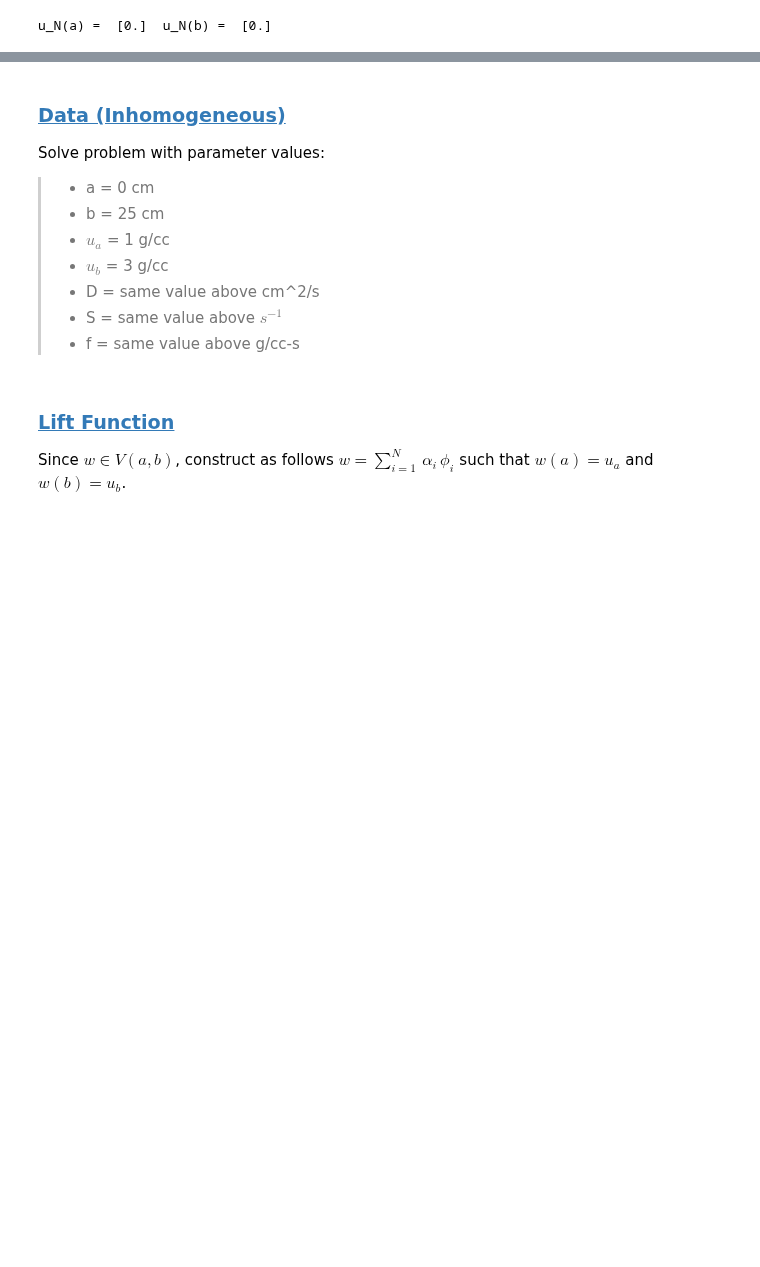
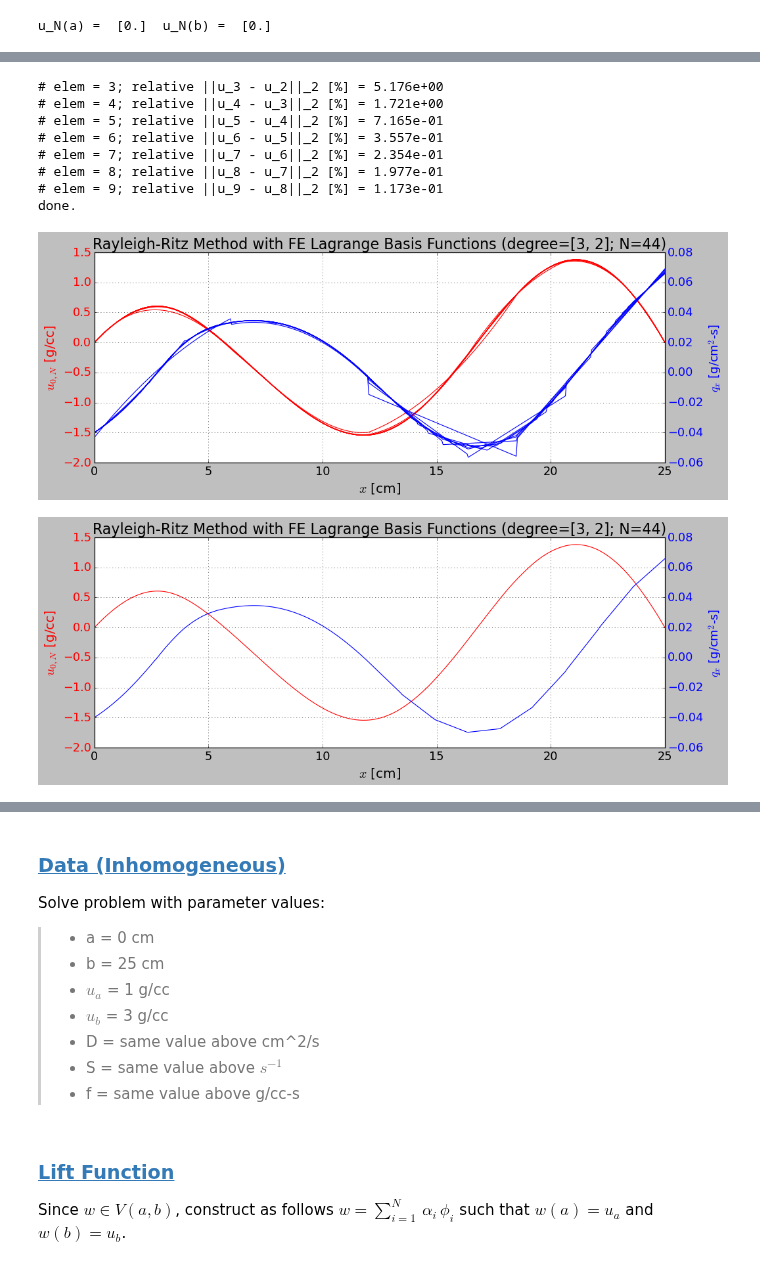
Before and after one commit to dpploy/engy-5330, a Jupyter notebook: notebooks/05b-rayleigh-ritz-fem-lagrange-dirichlet.ipynb, the cells around one changed output, grey strips where cells are left out. Drawn from its saved outputs; the diff is of its cells as text; code cells hidden in the pictures; blank space fills up the shorter version.

```diff
--- a/notebooks/05b-rayleigh-ritz-fem-lagrange-dirichlet.ipynb
+++ b/notebooks/05b-rayleigh-ritz-fem-lagrange-dirichlet.ipynb
@@ -288,3 +326,50 @@ u_N(a) =  [0.]  u_N(b) =  [0.]
+# %%
+'''Mesh convergence test'''
+
+def mesh_convergence(femlb, c_star_vec, bc='homogeneous'):
+    xpts = np.linspace(x_a, x_b, 30)
+
+    femlb_0 = femlb
+    c_star_vec_0 = np.copy(c_star_vec)
+    u_0 = u_star(xpts, femlb_0, c_star_vec_0)
+
+    cases = [(femlb_0, c_star_vec_0)]
+
+    for i in range(3,10):
+        n_elem = [i,i]
+        femlb = FEMBasis(degree=degree, n_elem=n_elem, x_partition=[x_a, 12, x_b], bc_x_min='dirichlet', bc_x_max='dirichlet')
+        a_mtrx = get_a_mtrx(femlb)
+        if bc == 'homogeneous':
+            b_vec = get_b_vec_homogeneous_bc(femlb)
+        else:
+            b_vec = get_b_vec_inhomogeneous_bc(femlb)
+        c_star_vec = np.linalg.solve(a_mtrx, b_vec)
+        u = u_star(xpts, femlb, c_star_vec)
+        relative_error = np.linalg.norm(u-u_0)/np.linalg.norm(u_0)*100
+        print('# elem = %i; relative ||u_%i - u_%i||_2 [%%] = %3.3e'%(i,i,i-1,relative_error))
+        cases.append((femlb, c_star_vec))
+        c_star_vec_0 = np.copy(c_star_vec)
+        femlb_0 = femlb
+        u_0 = u_star(xpts, femlb_0, c_star_vec_0)
+        if relative_error <= 0.1:
+            break
+    print('done.')
+    return cases
+# %%
+cases = mesh_convergence(femlb, c_star_vec)
+plot_solution(cases)
+plot_solution([cases[-1]])
+# %% [output]
+# elem = 3; relative ||u_3 - u_2||_2 [%] = 5.176e+00
+# elem = 4; relative ||u_4 - u_3||_2 [%] = 1.721e+00
+# elem = 5; relative ||u_5 - u_4||_2 [%] = 7.165e-01
+# elem = 6; relative ||u_6 - u_5||_2 [%] = 3.557e-01
+# elem = 7; relative ||u_7 - u_6||_2 [%] = 2.354e-01
+# elem = 8; relative ||u_8 - u_7||_2 [%] = 1.977e-01
+# elem = 9; relative ||u_9 - u_8||_2 [%] = 1.173e-01
+done.
+[figure, added]
+[figure, added]
 # %% [markdown]
 ## [Rayleigh-Ritz Method w/ Built-in Inhomogeneous Dirichlet Boundary Conditions](#toc)<a id="rayleigh-ritz-inhomogeneous"></a>
 
```
Also changed, not shown: parts of 34 cells of this notebook, 3 other files.
